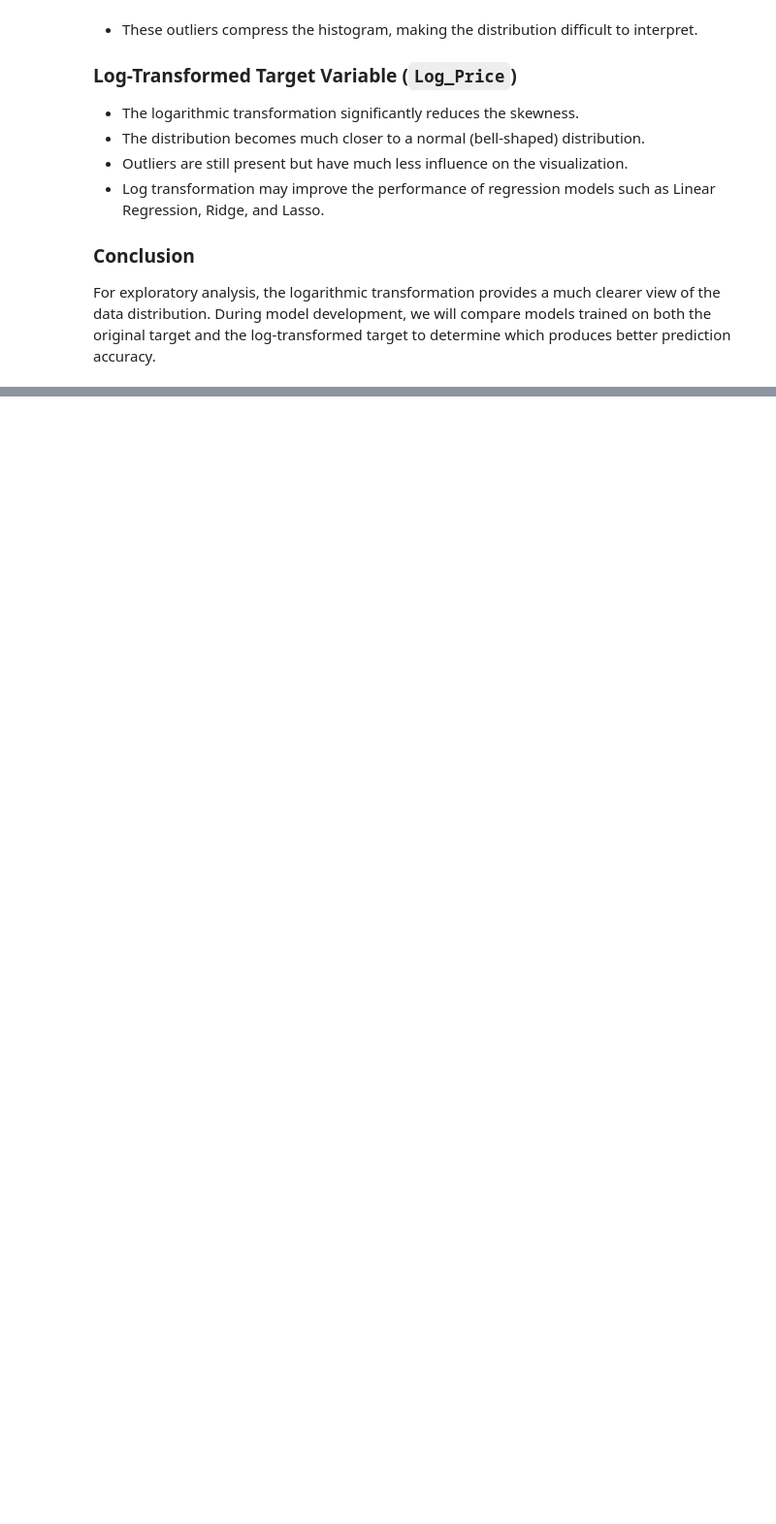
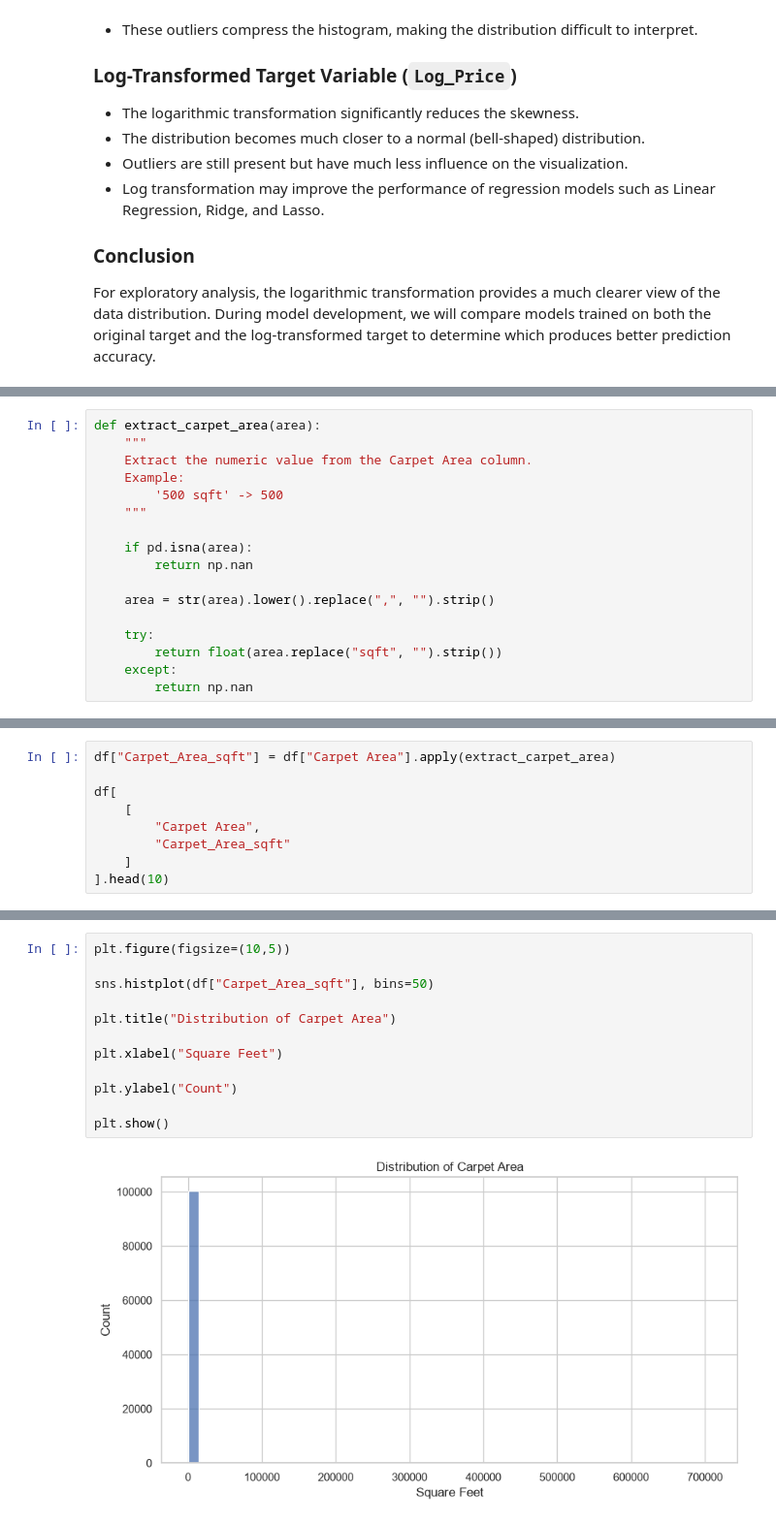
Before and after one commit to Andrew492-a/House-Price-Prediction-, a Jupyter notebook: notebooks/house_price_prediction.ipynb, the cells around one changed output, grey strips where cells are left out. Shown at 97% size. Cells and saved outputs as stored; diff of their text form; blank space fills up the shorter version.

```diff
--- a/notebooks/house_price_prediction.ipynb
+++ b/notebooks/house_price_prediction.ipynb
@@ -487,0 +496,17 @@ For exploratory analysis, the logarithmic transformation provides a much clearer
+# %%
+def extract_carpet_area(area):
+    """
+    Extract the numeric value from the Carpet Area column.
+    Example:
+        '500 sqft' -> 500
+    """
+
+    if pd.isna(area):
+        return np.nan
+
+    area = str(area).lower().replace(",", "").strip()
+
+    try:
+        return float(area.replace("sqft", "").strip())
+    except:
+        return np.nan
@@ -487,0 +517,9 @@ For exploratory analysis, the logarithmic transformation provides a much clearer
+# %%
+df["Carpet_Area_sqft"] = df["Carpet Area"].apply(extract_carpet_area)
+
+df[
+    [
+        "Carpet Area",
+        "Carpet_Area_sqft"
+    ]
+].head(10)
@@ -487,0 +640,14 @@ For exploratory analysis, the logarithmic transformation provides a much clearer
+# %%
+plt.figure(figsize=(10,5))
+
+sns.histplot(df["Carpet_Area_sqft"], bins=50)
+
+plt.title("Distribution of Carpet Area")
+
+plt.xlabel("Square Feet")
+
+plt.ylabel("Count")
+
+plt.show()
+# %% [output]
+[figure, added]
```
Also changed, not shown: parts of 77 cells of this notebook.
